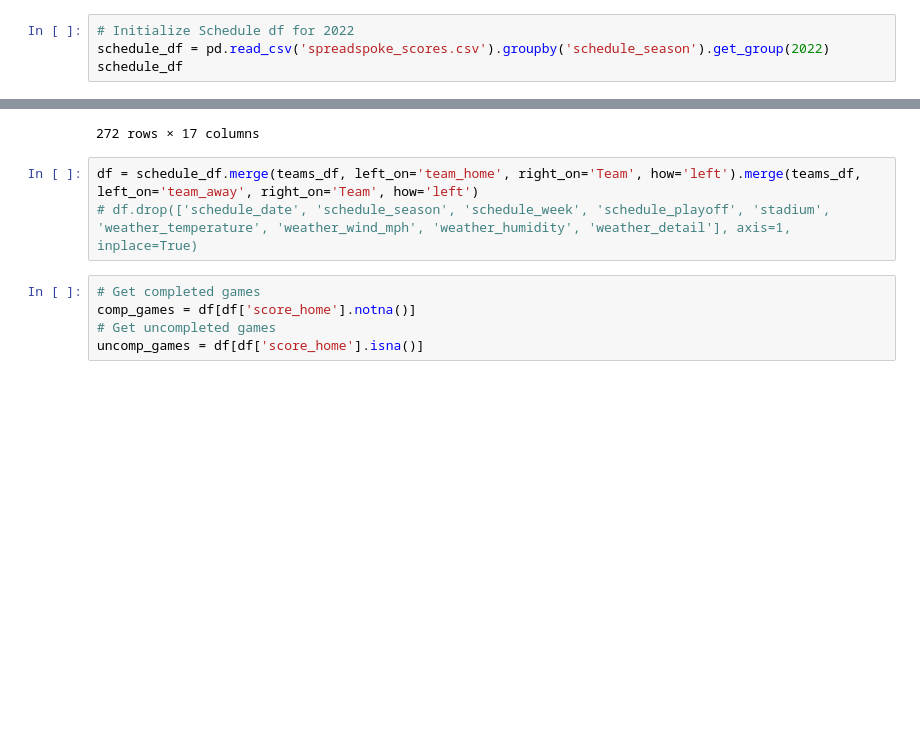
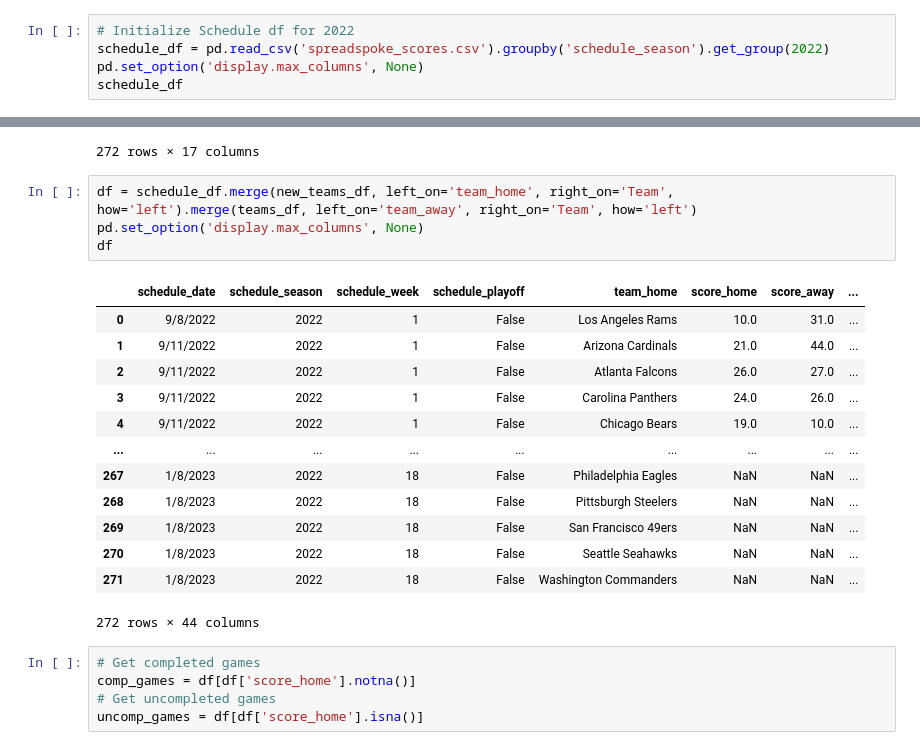
Before and after one commit to AggieSportsAnalytics/OddsMaker, a Jupyter notebook: main.ipynb, the cells around one changed output, grey strips where cells are left out. Cells and saved outputs as stored; diff of their text form; blank space fills up the shorter version.

```diff
--- a/main.ipynb
+++ b/main.ipynb
@@ -83,6 +105,7 @@ teams_df
 # %%
 # Initialize Schedule df for 2022
 schedule_df = pd.read_csv('spreadspoke_scores.csv').groupby('schedule_season').get_group(2022)
+pd.set_option('display.max_columns', None)
 schedule_df
 # %% [output]
 |  | schedule_date | schedule_season | schedule_week | schedule_playoff | team_home | score_home | score_away | ... |
@@ -99,8 +122,23 @@ schedule_df
 | 13503 | 1/8/2023 | 2022 | 18 | False | Washington Commanders | NaN | NaN | ... |
 272 rows × 17 columns
 # %%
-df = schedule_df.merge(teams_df, left_on='team_home', right_on='Team', how='left').merge(teams_df, left_on='team_away', right_on='Team', how='left')
-# df.drop(['schedule_date', 'schedule_season', 'schedule_week', 'schedule_playoff', 'stadium', 'weather_temperature', 'weather_wind_mph', 'weather_humidity', 'weather_detail'], axis=1, inplace=True)
+df = schedule_df.merge(new_teams_df, left_on='team_home', right_on='Team', how='left').merge(teams_df, left_on='team_away', right_on='Team', how='left')
+pd.set_option('display.max_columns', None)
+df
+# %% [output]
+|  | schedule_date | schedule_season | schedule_week | schedule_playoff | team_home | score_home | score_away | ... |
+| 0 | 9/8/2022 | 2022 | 1 | False | Los Angeles Rams | 10.0 | 31.0 | ... |
+| 1 | 9/11/2022 | 2022 | 1 | False | Arizona Cardinals | 21.0 | 44.0 | ... |
+| 2 | 9/11/2022 | 2022 | 1 | False | Atlanta Falcons | 26.0 | 27.0 | ... |
+| 3 | 9/11/2022 | 2022 | 1 | False | Carolina Panthers | 24.0 | 26.0 | ... |
+| 4 | 9/11/2022 | 2022 | 1 | False | Chicago Bears | 19.0 | 10.0 | ... |
+| ... | ... | ... | ... | ... | ... | ... | ... | ... |
+| 267 | 1/8/2023 | 2022 | 18 | False | Philadelphia Eagles | NaN | NaN | ... |
+| 268 | 1/8/2023 | 2022 | 18 | False | Pittsburgh Steelers | NaN | NaN | ... |
+| 269 | 1/8/2023 | 2022 | 18 | False | San Francisco 49ers | NaN | NaN | ... |
+| 270 | 1/8/2023 | 2022 | 18 | False | Seattle Seahawks | NaN | NaN | ... |
+| 271 | 1/8/2023 | 2022 | 18 | False | Washington Commanders | NaN | NaN | ... |
+272 rows × 44 columns
 # %%
 # Get completed games
 comp_games = df[df['score_home'].notna()]
```
Also changed, not shown: parts of 6 cells of this notebook.
